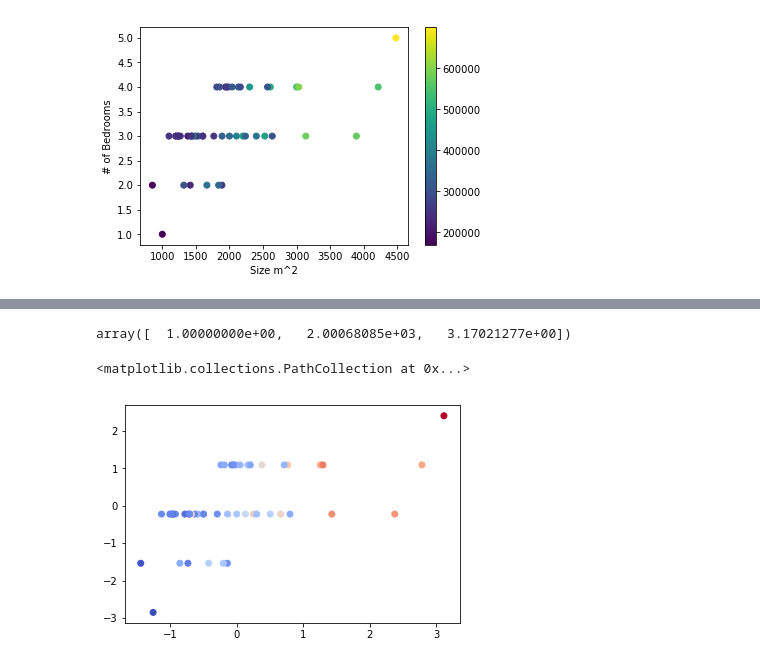
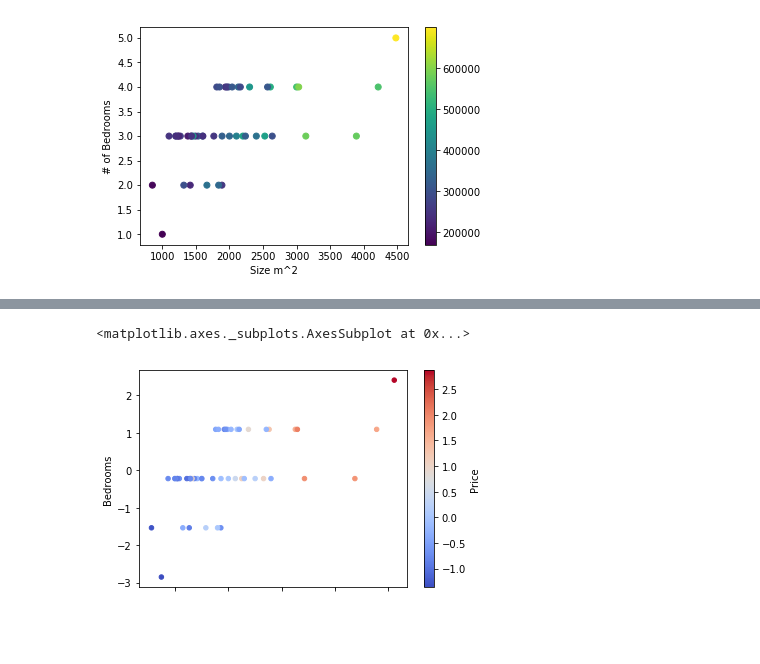
Before and after one commit to DhalAmaresh/MachineLearning-Coursera, a Jupyter notebook: LineraRegression-MultiVariable-CourseEra.ipynb, the cells around one changed output, grey strips where cells are left out. Drawn from its saved outputs; the diff is of its cells as text; code cells hidden in the pictures; blank space fills up the shorter version.

```diff
--- a/LineraRegression-MultiVariable-CourseEra.ipynb
+++ b/LineraRegression-MultiVariable-CourseEra.ipynb
@@ -40,11 +50,10 @@ plt.show()
 # %%
 df['Name'] = 1
-data = {'bias':df['Name'],'Size':df['Size'],'Bedrooms':df['Bedrooms']}
-df1 = pd.DataFrame(data)
-#df2 = df1[['bias','Size','Bedrooms']]
-X = df1.as_matrix(columns = ['bias','Size','Bedrooms'])
+data = {'bias':df['Name'],'Size':df['Size'],'Bedrooms':df['Bedrooms'],'Price':df['Price']}
+df = pd.DataFrame(data)
+X = df.as_matrix(columns = ['bias','Size','Bedrooms'])
 y = df.as_matrix(columns = ['Price'])
-#print(X.shape)
-#print(y.shape)
+df.plot.scatter(x='Size',y='Bedrooms',c='Price',cmap='coolwarm')
 # %% [output]
-array([  1.00000000e+00,   2.00068085e+03,   3.17021277e+00])
+<matplotlib.axes._subplots.AxesSubplot at 0x...>
+[figure, added]
@@ -66,8 +60,3 @@ y = df.as_matrix(columns = ['Price'])
-# %%
-plt.scatter(x=d1[0],y=d1[1],c=y,cmap='coolwarm')
-# %% [output]
-<matplotlib.collections.PathCollection at 0x...>
-[figure, removed]
 # %%
 plt.grid(True)
 plt.xlim([-5,5])
```
Also changed, not shown: parts of 16 cells of this notebook, 1 other file.
